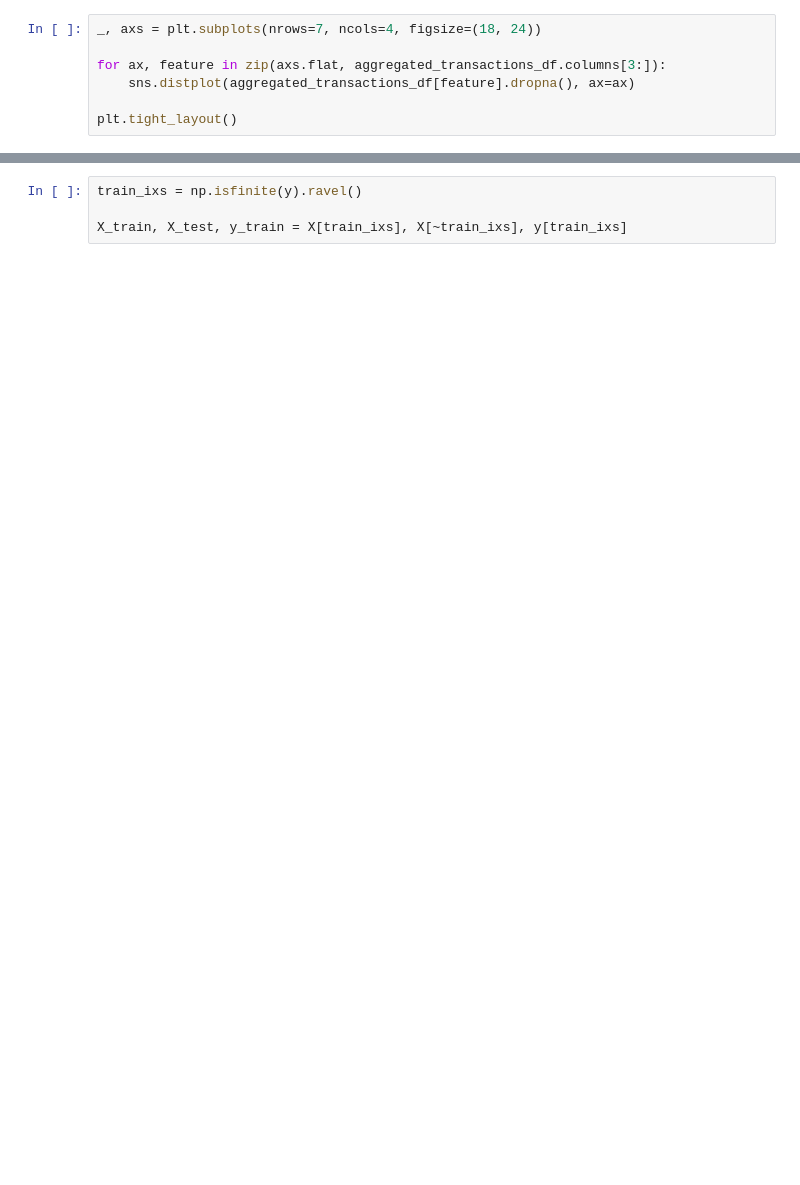
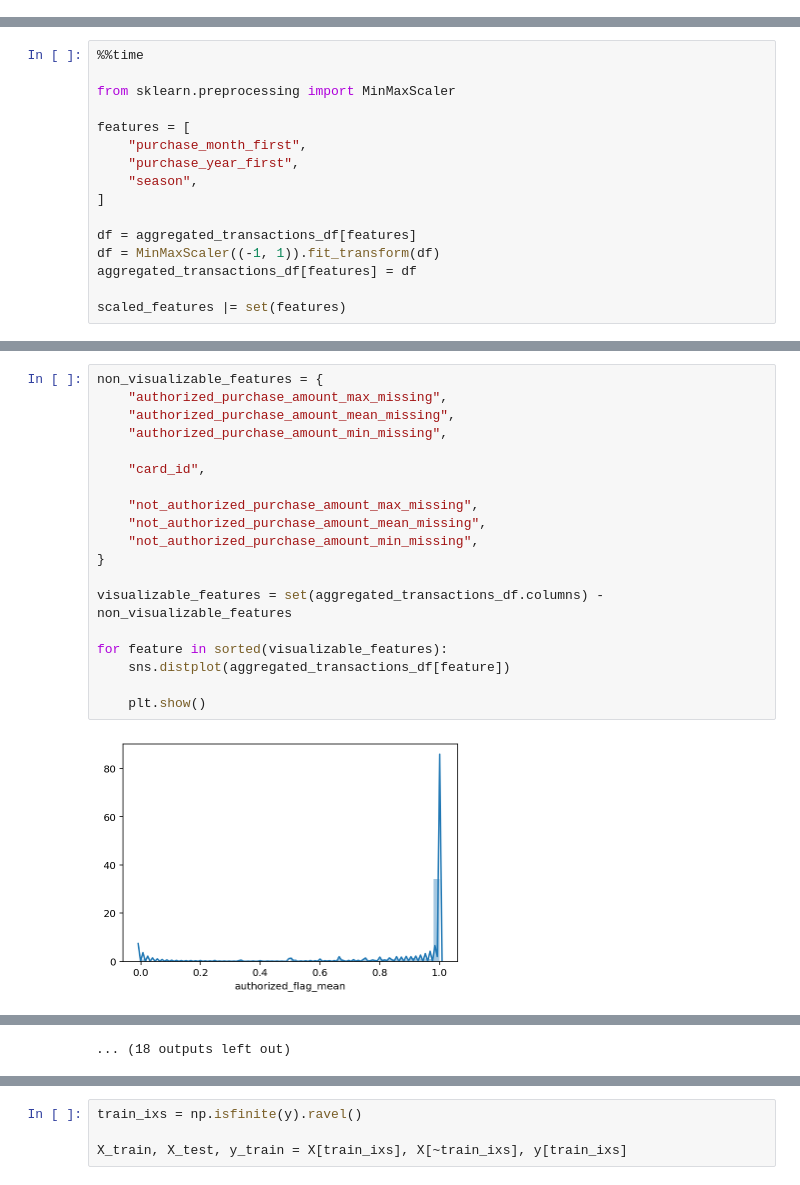
Before and after one commit to GarrisonD/elo-competition, a Jupyter notebook: notebooks/3-Feature-scaling.ipynb, the cells around one changed output, grey strips where cells are left out. Cells and saved outputs as stored; diff of their text form; blank space fills up the shorter version.

```diff
--- a/notebooks/3-Feature-scaling.ipynb
+++ b/notebooks/3-Feature-scaling.ipynb
@@ -92,7 +16,0 @@ Wall time: 1.27 s
-# %%
-_, axs = plt.subplots(nrows=7, ncols=4, figsize=(18, 24))
-
-for ax, feature in zip(axs.flat, aggregated_transactions_df.columns[3:]):
-    sns.distplot(aggregated_transactions_df[feature].dropna(), ax=ax)
-
-plt.tight_layout()
@@ -102,0 +134,16 @@ Read data about _train_ and _test_ customers:
+# %%
+%%time
+
+from sklearn.preprocessing import MinMaxScaler
+
+features = [
+    "purchase_month_first",
+    "purchase_year_first",
+    "season",
+]
+
+df = aggregated_transactions_df[features]
+df = MinMaxScaler((-1, 1)).fit_transform(df)
+aggregated_transactions_df[features] = df
+
+scaled_features |= set(features)
@@ -102,0 +193,21 @@ Read data about _train_ and _test_ customers:
+# %%
+non_visualizable_features = {
+    "authorized_purchase_amount_max_missing",
+    "authorized_purchase_amount_mean_missing",
+    "authorized_purchase_amount_min_missing",
+
+    "card_id",
+
+    "not_authorized_purchase_amount_max_missing",
+    "not_authorized_purchase_amount_mean_missing",
+    "not_authorized_purchase_amount_min_missing",
+}
+
+visualizable_features = set(aggregated_transactions_df.columns) - non_visualizable_features
+
+for feature in sorted(visualizable_features):
+    sns.distplot(aggregated_transactions_df[feature])
+
+    plt.show()
+# %% [output]
+[figure, added]
@@ -103 +225,2 @@ Read data about _train_ and _test_ customers:
+... (18 outputs left out)
 # %%
```
Also changed, not shown: parts of 21 cells of this notebook, 36 other files.
